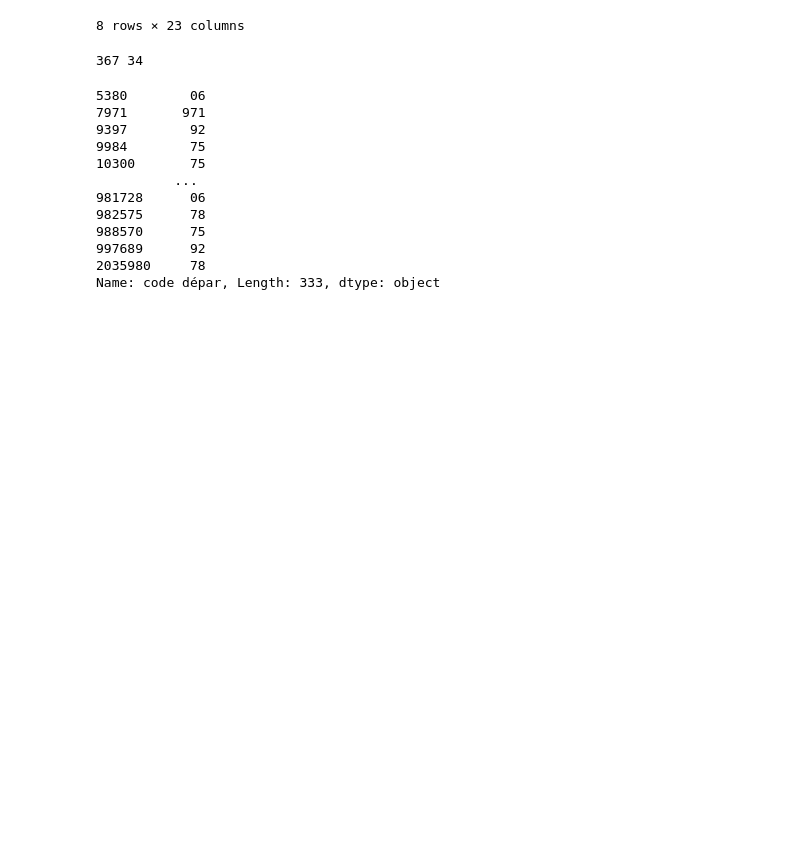
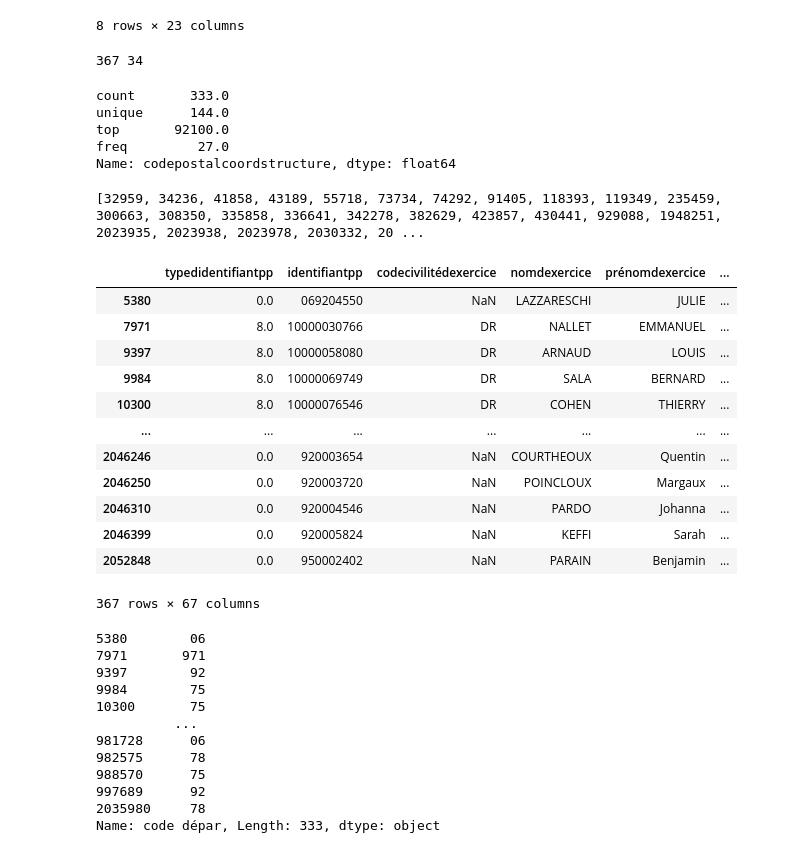
Before and after one commit to JulieBoyer/Econometrics, a Jupyter notebook: traitement_donnees.ipynb, the cells around one changed output. Cells and saved outputs as stored; diff of their text form; code cells hidden in the pictures; blank space fills up the shorter version.

```diff
--- a/traitement_donnees.ipynb
+++ b/traitement_donnees.ipynb
@@ -183,7 +183,6 @@ data_combined['Langues parlées']=''
 data_combined['Diplômes nationaux et universitaires']=''
 data_combined['Autres formations']=''
 data_combined['Expériences']=''
-data_combined['Site web']=''
 data_combined['Travaux et publications']=''
 data_combined['Prix et distinctions']=''
 data_combined['site']=0
@@ -381,6 +435,35 @@ df_sans_nan_dup = liste_med_2_sans_nan.drop_duplicates(subset=['RPPS'])
 print(df_sans_nan_dup.shape[0],df_sans_nan_dup['codepostalcoordstructure'].isnull().sum())
 # %% [output]
 367 34
+# %%
+df_sans_nan_dup['codepostalcoordstructure'].describe()
+# %% [output]
+count       333.0
+unique      144.0
+top       92100.0
+freq         27.0
+Name: codepostalcoordstructure, dtype: float64
+# %%
+indices_nan = df_sans_nan_dup[df_sans_nan_dup['codepostalcoordstructure'].isna()].index.tolist()
+print(indices_nan, len(indices_nan))
+# %% [output]
+[32959, 34236, 41858, 43189, 55718, 73734, 74292, 91405, 118393, 119349, 235459, 300663, 308350, 335858, 336641, 342278, 382629, 423857, 430441, 929088, 1948251, 2023935, 2023938, 2023978, 2030332, 20 ...
+# %%
+df_sans_nan_dup
+# %% [output]
+|  | typedidentifiantpp | identifiantpp | codecivilitédexercice | nomdexercice | prénomdexercice | ... |
+| 5380 | 0.0 | 069204550 | NaN | LAZZARESCHI | JULIE | ... |
+| 7971 | 8.0 | 10000030766 | DR | NALLET | EMMANUEL | ... |
+| 9397 | 8.0 | 10000058080 | DR | ARNAUD | LOUIS | ... |
+| 9984 | 8.0 | 10000069749 | DR | SALA | BERNARD | ... |
+| 10300 | 8.0 | 10000076546 | DR | COHEN | THIERRY | ... |
+| ... | ... | ... | ... | ... | ... | ... |
+| 2046246 | 0.0 | 920003654 | NaN | COURTHEOUX | Quentin | ... |
+| 2046250 | 0.0 | 920003720 | NaN | POINCLOUX | Margaux | ... |
+| 2046310 | 0.0 | 920004546 | NaN | PARDO | Johanna | ... |
+| 2046399 | 0.0 | 920005824 | NaN | KEFFI | Sarah | ... |
+| 2052848 | 0.0 | 950002402 | NaN | PARAIN | Benjamin | ... |
+367 rows × 67 columns
 # %%
 df_sans_nan_dup_dep = df_sans_nan_dup[df_sans_nan_dup['codepostalcoordstructure'].notna()]
 # %%
```
Also changed, not shown: parts of 7 cells of this notebook.
